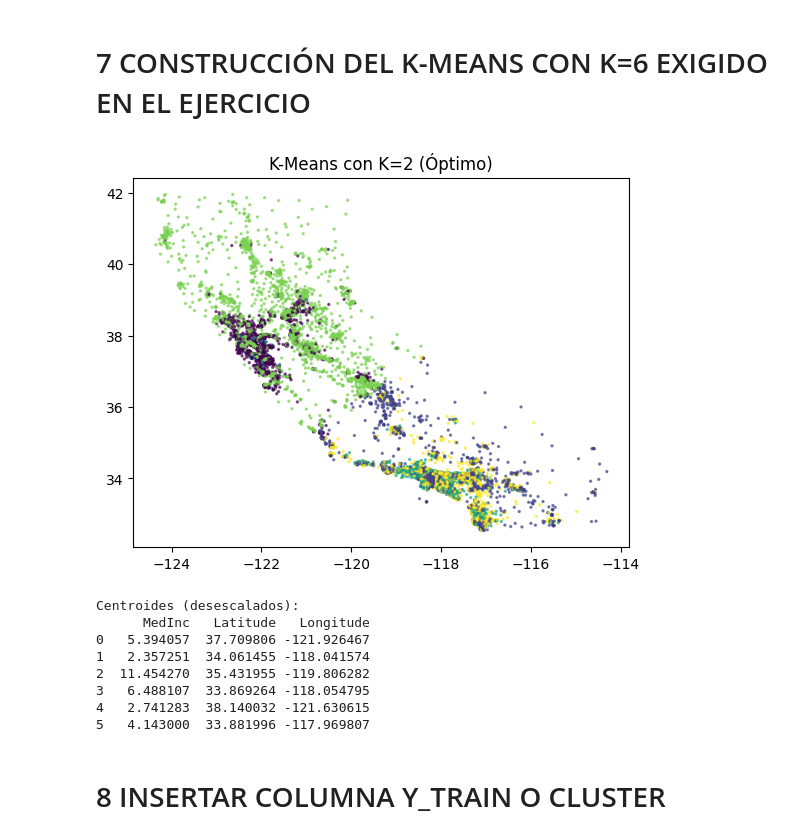
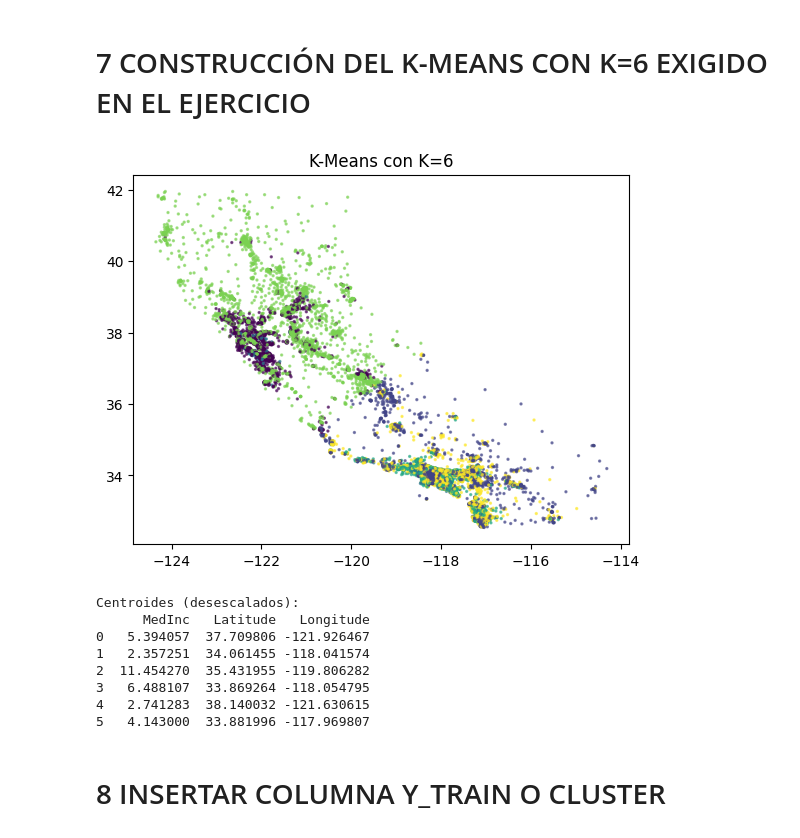
Before and after one commit to 4GeeksAcademy/cathycaz-intro-ml, a Jupyter notebook: src/09-k-means.ipynb, the cells around one changed output. Cells and saved outputs as stored; diff of their text form; code cells hidden in the pictures.

```diff
--- a/src/09-k-means.ipynb
+++ b/src/09-k-means.ipynb
@@ -283,23 +283,23 @@ CONCLUSIÓN: EL K ÓPTIMO ES 2 PORQUE TIENE SILHOUETTE MAS ALTO, NOS DA UNA SEGM
 # %% [markdown]
 # 7 CONSTRUCCIÓN DEL K-MEANS CON K=6 EXIGIDO EN EL EJERCICIO
 # %%
-# 1. Entrenar con K=2
+# 1. Entrenar con K=6
 model_final = KMeans(n_clusters=6, n_init="auto", random_state=42)
 model_final.fit(X_train_scaled)
 
 # 2. Visualizar clusters
 labels = model_final.labels_
 plt.scatter(X_train['Longitude'], X_train['Latitude'],
             c=labels, cmap='viridis', alpha=0.6, s=2)
-plt.title('K-Means con K=2 (Óptimo)')
+plt.title('K-Means con K=6')
 plt.show()
 
 # 3. Analizar centroides
 centroides = scaler.inverse_transform(model_final.cluster_centers_)
 print("Centroides (desescalados):")
 print(pd.DataFrame(centroides, columns=['MedInc', 'Latitude', 'Longitude']))
 # %% [output]
-[figure, old version]
+[figure, new version]
 Centroides (desescalados):
       MedInc   Latitude   Longitude
 0   5.394057  37.709806 -121.926467
```
